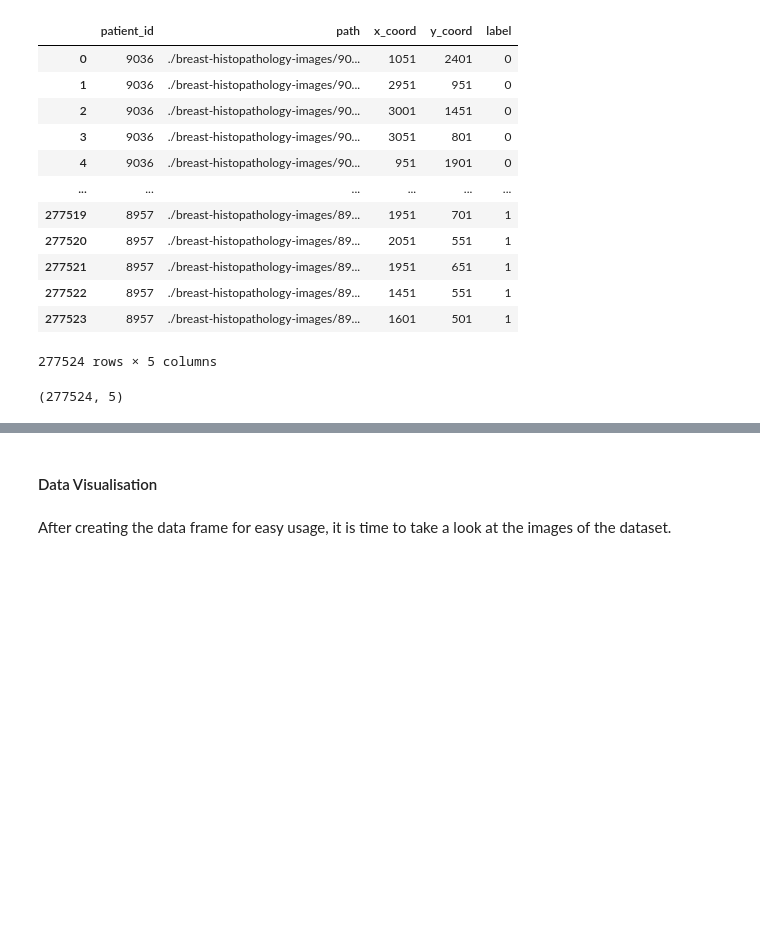
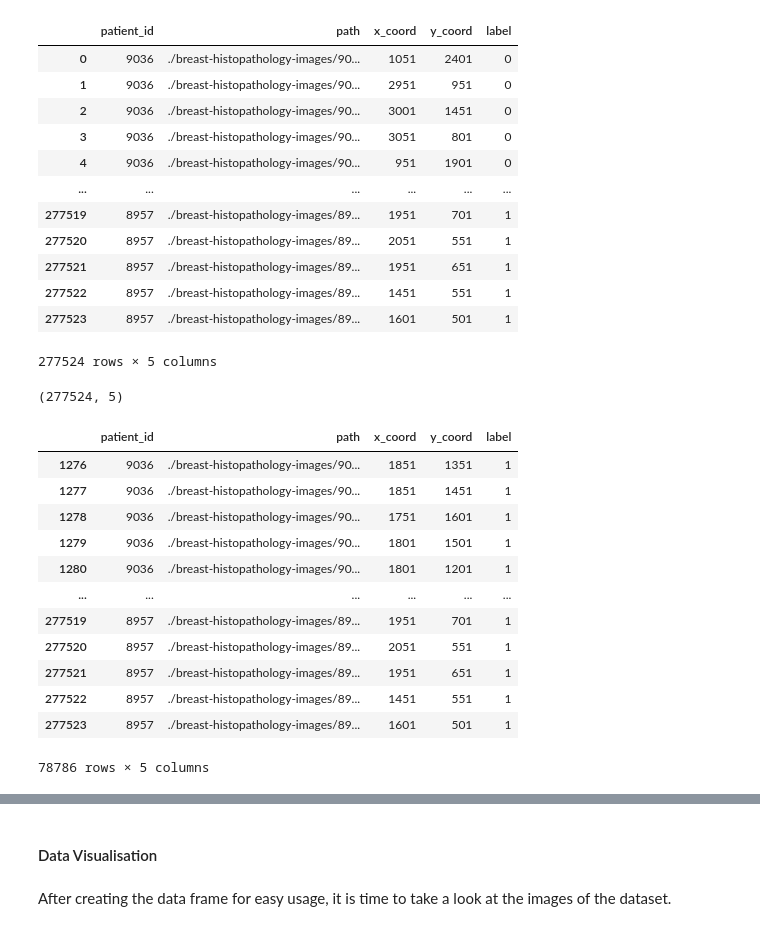
Before and after one commit to iremhttp/Breast-Cancer-Detection, a Jupyter notebook: main.ipynb, the cells around one changed output, grey strips where cells are left out. Drawn from its saved outputs; the diff is of its cells as text; code cells hidden in the pictures; blank space fills up the shorter version.

```diff
--- a/main.ipynb
+++ b/main.ipynb
@@ -98,3 +102,20 @@ df
 df.shape
 # %% [output]
 (277524, 5)
+# %%
+cancer_df = df[df['label'] == 1].copy()
+cancer_df
+# %% [output]
+|  | patient_id | path | x_coord | y_coord | label |
+| 1276 | 9036 | ./breast-histopathology-images/90... | 1851 | 1351 | 1 |
+| 1277 | 9036 | ./breast-histopathology-images/90... | 1851 | 1451 | 1 |
+| 1278 | 9036 | ./breast-histopathology-images/90... | 1751 | 1601 | 1 |
+| 1279 | 9036 | ./breast-histopathology-images/90... | 1801 | 1501 | 1 |
+| 1280 | 9036 | ./breast-histopathology-images/90... | 1801 | 1201 | 1 |
+| ... | ... | ... | ... | ... | ... |
+| 277519 | 8957 | ./breast-histopathology-images/89... | 1951 | 701 | 1 |
+| 277520 | 8957 | ./breast-histopathology-images/89... | 2051 | 551 | 1 |
+| 277521 | 8957 | ./breast-histopathology-images/89... | 1951 | 651 | 1 |
+| 277522 | 8957 | ./breast-histopathology-images/89... | 1451 | 551 | 1 |
+| 277523 | 8957 | ./breast-histopathology-images/89... | 1601 | 501 | 1 |
+78786 rows × 5 columns
```
Also changed, not shown: parts of 14 cells of this notebook.
